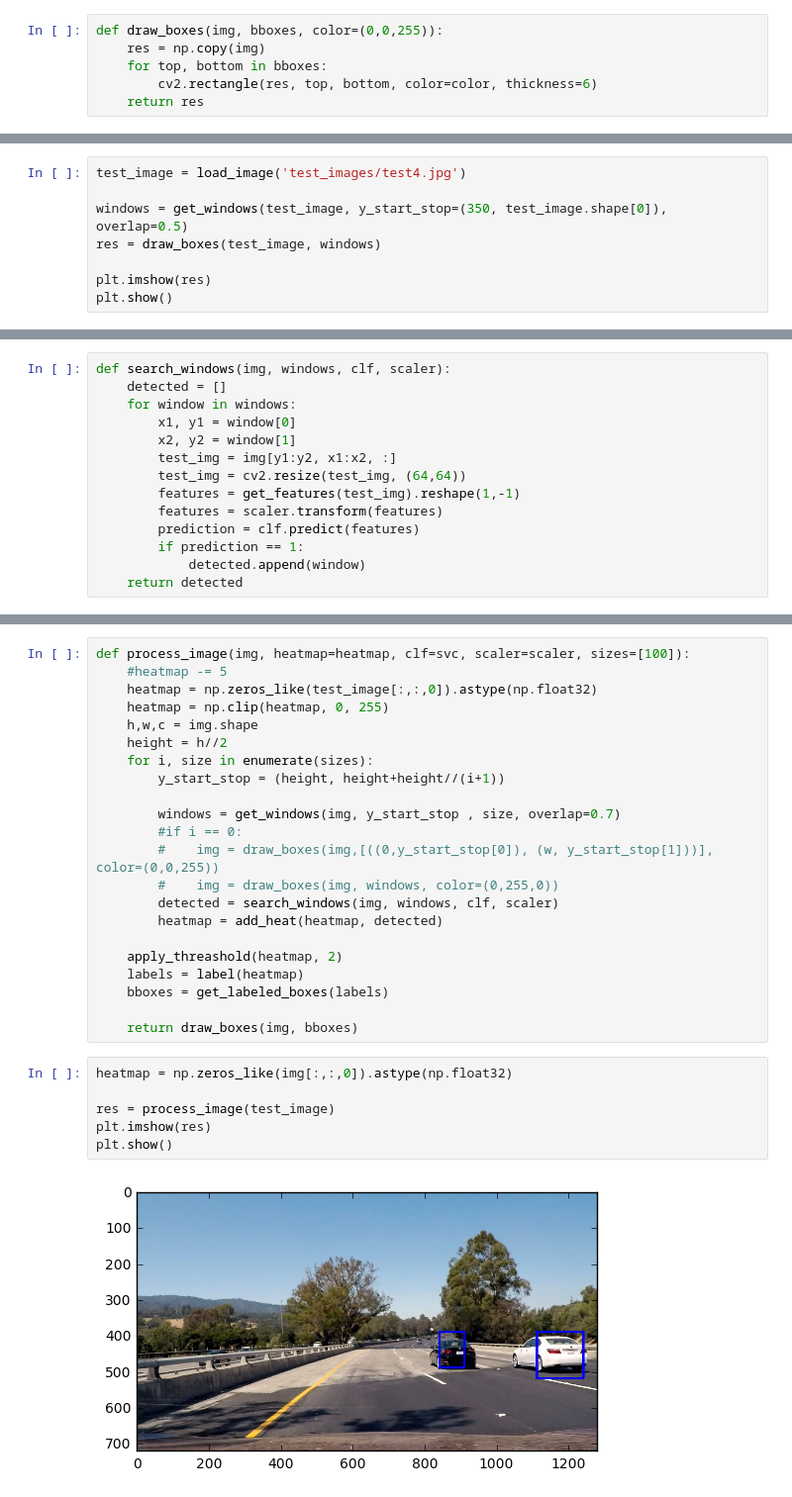
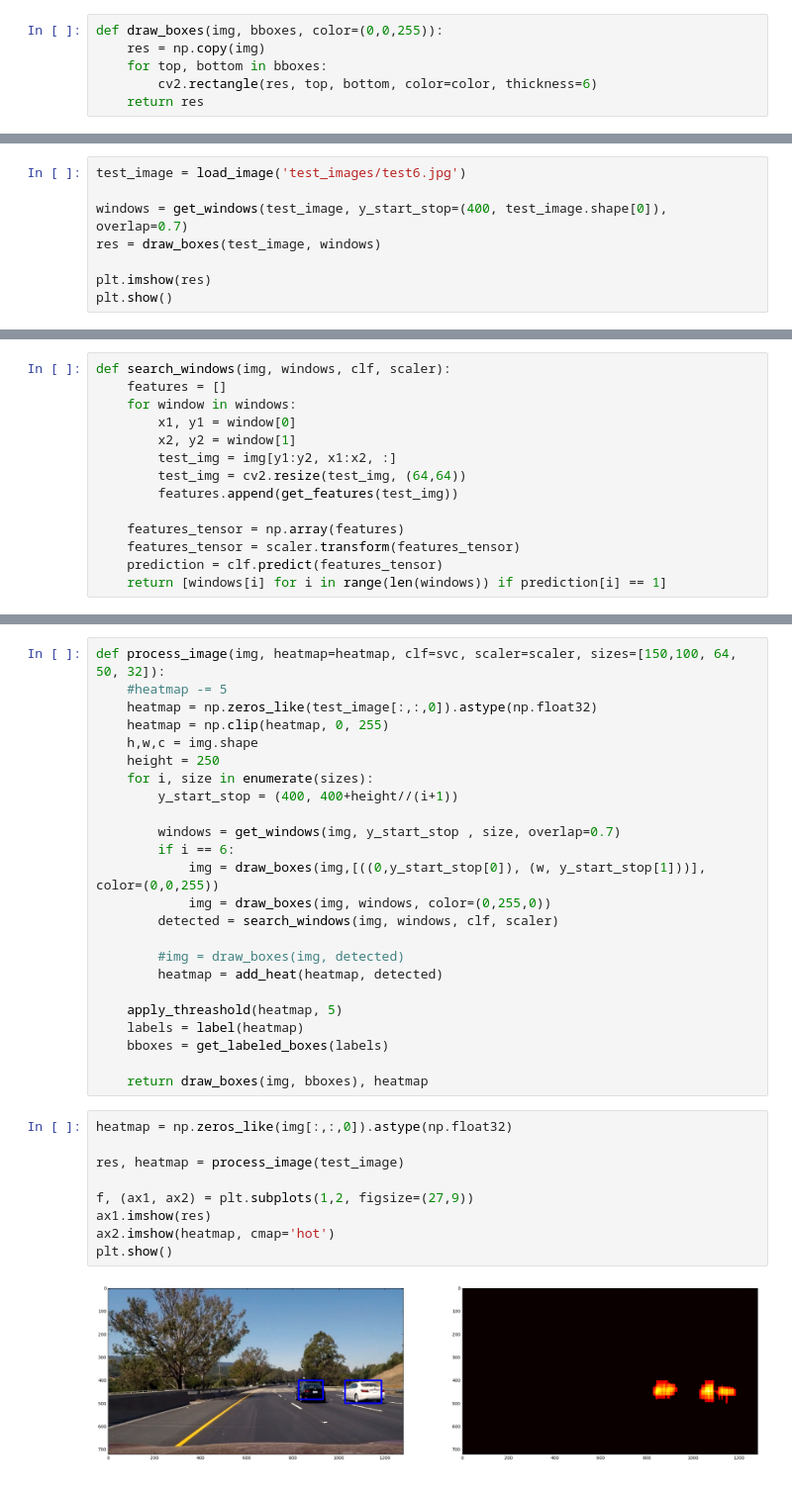
Before and after one commit to miroslavln/CarND-Vehicle-Detection, a Jupyter notebook: vehicle-detection-test.ipynb, the cells around one changed output, grey strips where cells are left out. Shown at 99% size. Saved outputs shown, nothing was run; the diff lists cells and outputs as text.

Commit message:
Fixed the pipeline. Currently produces good bounding boxes but is very slow

```diff
--- a/vehicle-detection-test.ipynb
+++ b/vehicle-detection-test.ipynb
@@ -130,9 +130,9 @@ def get_windows(img, y_start_stop, window_size=100, overlap=0.7):
 
     return windows
 # %%
-test_image = load_image('test_images/test4.jpg')
+test_image = load_image('test_images/test6.jpg')
 
-windows = get_windows(test_image, y_start_stop=(350, test_image.shape[0]), overlap=0.5)
+windows = get_windows(test_image, y_start_stop=(400, test_image.shape[0]), overlap=0.7)
 res = draw_boxes(test_image, windows)
 
 plt.imshow(res)
@@ -142,17 +142,17 @@ plt.show()
 # %%
 def search_windows(img, windows, clf, scaler):
-    detected = []
+    features = []
     for window in windows:
         x1, y1 = window[0]
         x2, y2 = window[1]
         test_img = img[y1:y2, x1:x2, :]
         test_img = cv2.resize(test_img, (64,64))
-        features = get_features(test_img).reshape(1,-1)
-        features = scaler.transform(features)
-        prediction = clf.predict(features)
-        if prediction == 1:
-            detected.append(window)
-    return detected
+        features.append(get_features(test_img))
+
+    features_tensor = np.array(features)
+    features_tensor = scaler.transform(features_tensor)
+    prediction = clf.predict(features_tensor)
+    return [windows[i] for i in range(len(windows)) if prediction[i] == 1]
 # %%
 detected = search_windows(test_image, windows, svc, scaler)
 res = draw_boxes(test_image, detected)
@@ -208,33 +207,38 @@ labeled boxes 2
 # %%
-def process_image(img, heatmap=heatmap, clf=svc, scaler=scaler, sizes=[100]):
+def process_image(img, heatmap=heatmap, clf=svc, scaler=scaler, sizes=[150,100, 64, 50, 32]):
     #heatmap -= 5
     heatmap = np.zeros_like(test_image[:,:,0]).astype(np.float32)
     heatmap = np.clip(heatmap, 0, 255)
     h,w,c = img.shape
-    height = h//2
+    height = 250
     for i, size in enumerate(sizes):
-        y_start_stop = (height, height+height//(i+1))
+        y_start_stop = (400, 400+height//(i+1))
 
         windows = get_windows(img, y_start_stop , size, overlap=0.7)
-        #if i == 0:
-        #    img = draw_boxes(img,[((0,y_start_stop[0]), (w, y_start_stop[1]))], color=(0,0,255))
-        #    img = draw_boxes(img, windows, color=(0,255,0))
+        if i == 6:
+            img = draw_boxes(img,[((0,y_start_stop[0]), (w, y_start_stop[1]))], color=(0,0,255))
+            img = draw_boxes(img, windows, color=(0,255,0))
         detected = search_windows(img, windows, clf, scaler)
+
+        #img = draw_boxes(img, detected)
         heatmap = add_heat(heatmap, detected)
 
-    apply_threashold(heatmap, 2)
+    apply_threashold(heatmap, 5)
     labels = label(heatmap)
     bboxes = get_labeled_boxes(labels)
 
-    return draw_boxes(img, bboxes)
+    return draw_boxes(img, bboxes), heatmap
 # %%
 heatmap = np.zeros_like(img[:,:,0]).astype(np.float32)
 
-res = process_image(test_image)
-plt.imshow(res)
+res, heatmap = process_image(test_image)
+
+f, (ax1, ax2) = plt.subplots(1,2, figsize=(27,9))
+ax1.imshow(res)
+ax2.imshow(heatmap, cmap='hot')
 plt.show()
 # %% [output]
-[figure, old version]
+[figure, new version]
 # %%
 from moviepy.editor import VideoFileClip
 from vehicle_detector import VehicleDetector
```
Also changed, not shown: parts of 7 cells of this notebook, 2 other files.
